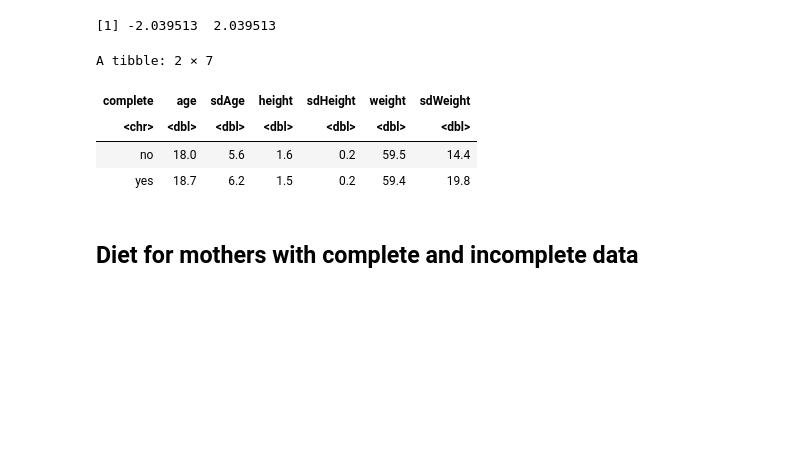
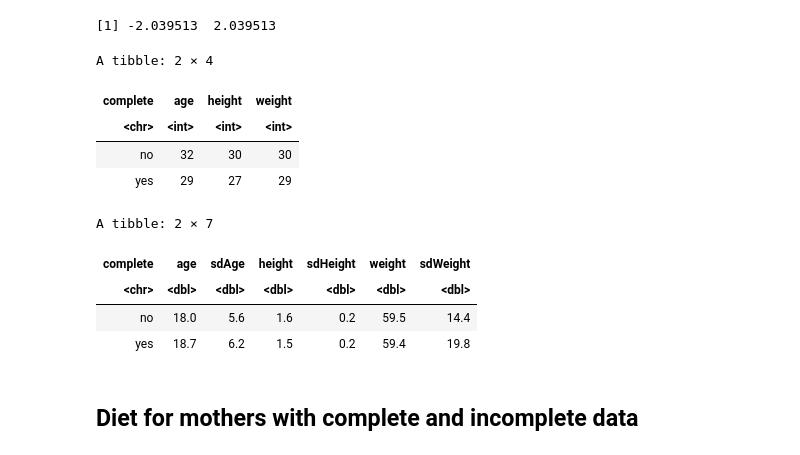
Before and after one commit to notblank/AA-leche-humana, a Jupyter notebook: Missing at random.ipynb, the cells around one changed output. Drawn from its saved outputs; the diff is of its cells as text; code cells hidden in the pictures; blank space fills up the shorter version.

```diff
--- a/Missing at random.ipynb
+++ b/Missing at random.ipynb
@@ -128,15 +128,23 @@ qt(c(.025, .975), df = n_obs-1)
 # %%
 moms_complete <- moms %>% mutate(complete = ifelse(id %in% id_incomplete, 'no', 'yes'))
 # %%
+moms_complete %>% group_by(complete) %>% filter(!is.na(sex)) %>%
+    summarise(age = sum(!is.na(momAge)), height = sum(!is.na(momHeight)), weight = sum(!is.na(momWeight)))
+
 moms_complete %>% group_by(complete) %>%
     summarise(age = round(mean(momAge), 1), sdAge = 2*round(sd(momAge), 1),
               height = round(mean(momHeight, na.rm = T), 1), sdHeight = 2*round(sd(momHeight, na.rm = T), 1),
               weight = round(mean(momWeight, na.rm = T), 1), sdWeight = 2*round(sd(momWeight, na.rm = T), 1))
 # %% [output]
-A tibble: 2 × 7
+A tibble: 2 × 4
-| complete | age | sdAge | height | sdHeight | weight | sdWeight |
-| <chr> | <dbl> | <dbl> | <dbl> | <dbl> | <dbl> | <dbl> |
-| no | 18.0 | 5.6 | 1.6 | 0.2 | 59.5 | 14.4 |
-| yes | 18.7 | 6.2 | 1.5 | 0.2 | 59.4 | 19.8 |
+| complete | age | height | weight |
+| <chr> | <int> | <int> | <int> |
+| no | 32 | 30 | 30 |
+| yes | 29 | 27 | 29 |
+A tibble: 2 × 7
+| complete | age | sdAge | height | sdHeight | weight | sdWeight |
+| <chr> | <dbl> | <dbl> | <dbl> | <dbl> | <dbl> | <dbl> |
+| no | 18.0 | 5.6 | 1.6 | 0.2 | 59.5 | 14.4 |
+| yes | 18.7 | 6.2 | 1.5 | 0.2 | 59.4 | 19.8 |
 # %% [markdown]
 ## Diet for mothers with complete and incomplete data
```
Also changed, not shown: parts of 10 cells of this notebook.
